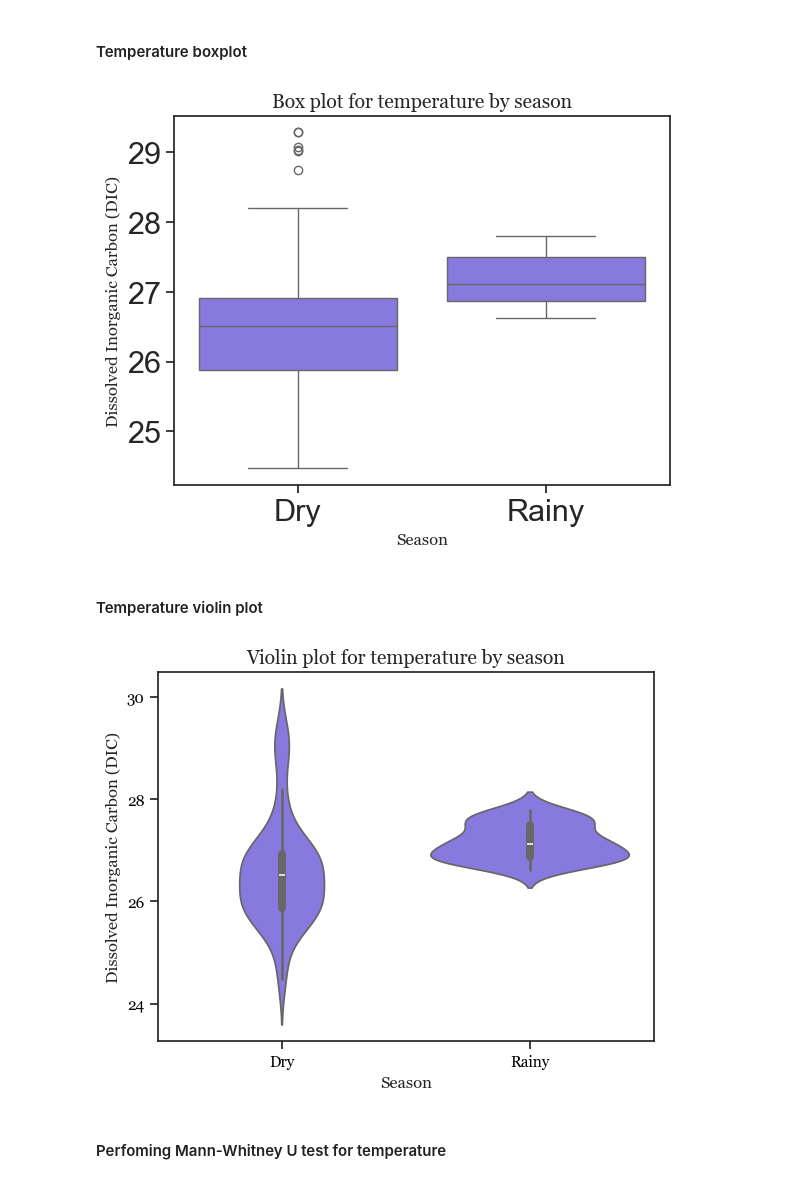
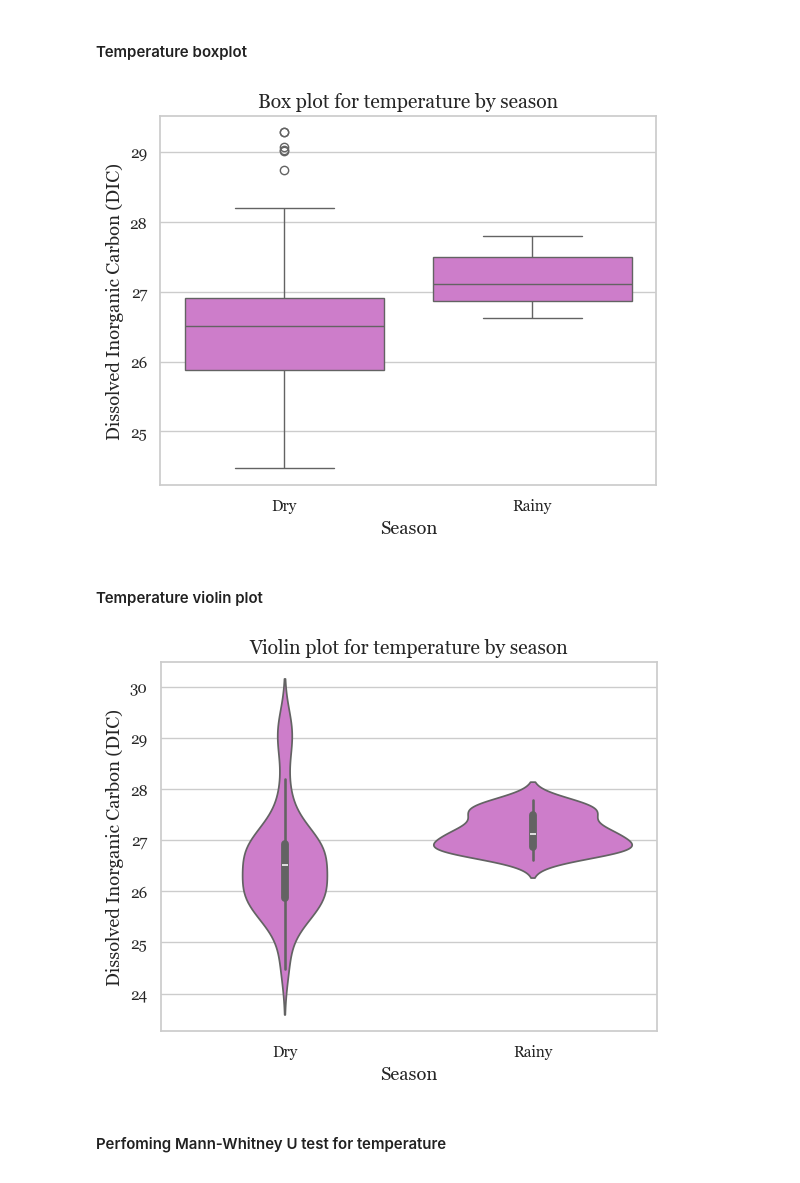
Before and after one commit to lizhcarlos/Mi-repositorio_Curso-Estadistica, a Jupyter notebook: Homework4_Mann-Whitney.ipynb, the cells around one changed output. Drawn from its saved outputs; the diff is of its cells as text; code cells hidden in the pictures.

```diff
--- a/Homework4_Mann-Whitney.ipynb
+++ b/Homework4_Mann-Whitney.ipynb
@@ -35,9 +35,18 @@ def mann_whitney_test (data1, data2, alpha= 0.05):
 import seaborn as sns
 import matplotlib.pyplot as plt
 
-colors = ['mediumslateblue']
-
-sns.set(font_scale=2, style='ticks', palette= colors)
+colors = ['orchid']
+sns.set(
+    palette= colors,
+    font="Georgia",          # Fuente global
+    font_scale=1.1,          # Escala general de texto
+    style="whitegrid",     # Fondo y estilo de grilla
+    rc={                     # Parámetros extra de matplotlib
+        "axes.titlesize": 14,            # Tamaño de título
+        "xtick.labelsize": 11,           # Tamaño ticks X
+        "ytick.labelsize": 11            # Tamaño ticks Y
+    }
+)
 # %%
 sns.boxplot(data= data_df,
                  x= 'season', y= 'dic_micromol_kg')
@@ -75,29 +85,25 @@ The difference is statistically significant
 # %%
 sns.boxplot(data= data_df,
                  x= 'season', y= 'temp_c')
 
-plt.xlabel('Season', fontname= "Georgia", fontsize=12)
-plt.ylabel ('Dissolved Inorganic Carbon (DIC)', fontname= "Georgia", fontsize= 12)
-plt.title("Box plot for temperature by season",
-          fontname= "Georgia", fontsize = 14)
+plt.xlabel('Season')
+plt.ylabel ('Dissolved Inorganic Carbon (DIC)')
+plt.title('Box plot for temperature by season')
 plt.show()
 # %% [output]
-[figure, old version]
+[figure, new version]
 # %% [markdown]
 #### Temperature violin plot
 # %%
 sns.violinplot(data= data_df,
                  x= 'season', y= 'temp_c')
 
-plt.xlabel('Season', fontname= "Georgia", fontsize=12)
-plt.ylabel ('Dissolved Inorganic Carbon (DIC)', fontname= "Georgia", fontsize= 12)
-plt.title("Violin plot for temperature by season",
-          fontname= "Georgia", fontsize = 14)
-plt.xticks(fontsize=11, fontname="Georgia")
-plt.yticks(fontsize=11, fontname="Georgia")
+plt.xlabel('Season')
+plt.ylabel ('Dissolved Inorganic Carbon (DIC)')
+plt.title("Violin plot for temperature by season")
 plt.show()
 # %% [output]
-[figure, old version]
+[figure, new version]
 # %% [markdown]
 #### Perfoming Mann-Whitney U test for temperature
 # %%
```
Also changed, not shown: parts of 3 cells of this notebook.
